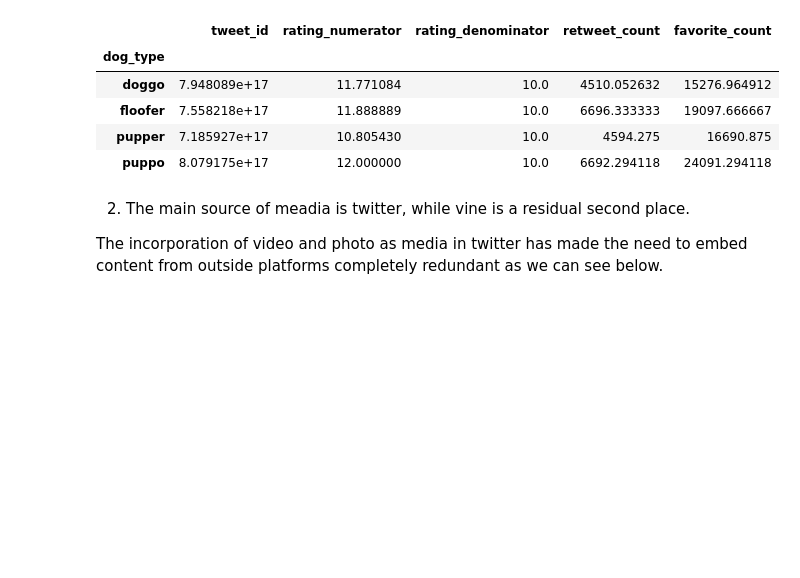
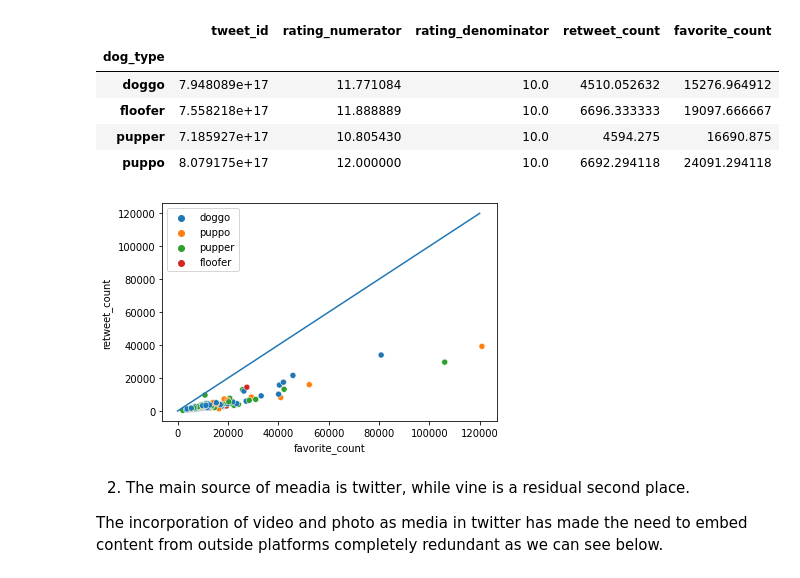
Before and after one commit to DiegoMerino28/Data-Wrangling-Project, a Jupyter notebook: notebook.ipynb, the cells around one changed output. Saved outputs shown, nothing was run; the diff lists cells and outputs as text; code cells hidden in the pictures; blank space fills up the shorter version.

```diff
--- a/notebook.ipynb
+++ b/notebook.ipynb
@@ -404,6 +404,14 @@ final_enhanced.groupby('dog_type').mean()
 | floofer | 7.558218e+17 | 11.888889 | 10.0 | 6696.333333 | 19097.666667 |
 | pupper | 7.185927e+17 | 10.805430 | 10.0 | 4594.275 | 16690.875 |
 | puppo | 8.079175e+17 | 12.000000 | 10.0 | 6692.294118 | 24091.294118 |
+# %%
+plot_enhanced = final_enhanced[final_enhanced['favorite_count'].notnull()]
+#Extract the data that has favorite count not null
+sns.scatterplot(y= plot_enhanced.retweet_count, x = plot_enhanced.favorite_count, hue = plot_enhanced.dog_type);
+x = np.linspace(0,120000)
+sns.lineplot(x = x, y = x + 0);
+# %% [output]
+[figure, added]
 # %% [markdown]
 2. The main source of meadia is twitter, while vine is a residual second place.
 
```
Also changed, not shown: parts of 5 cells of this notebook.
